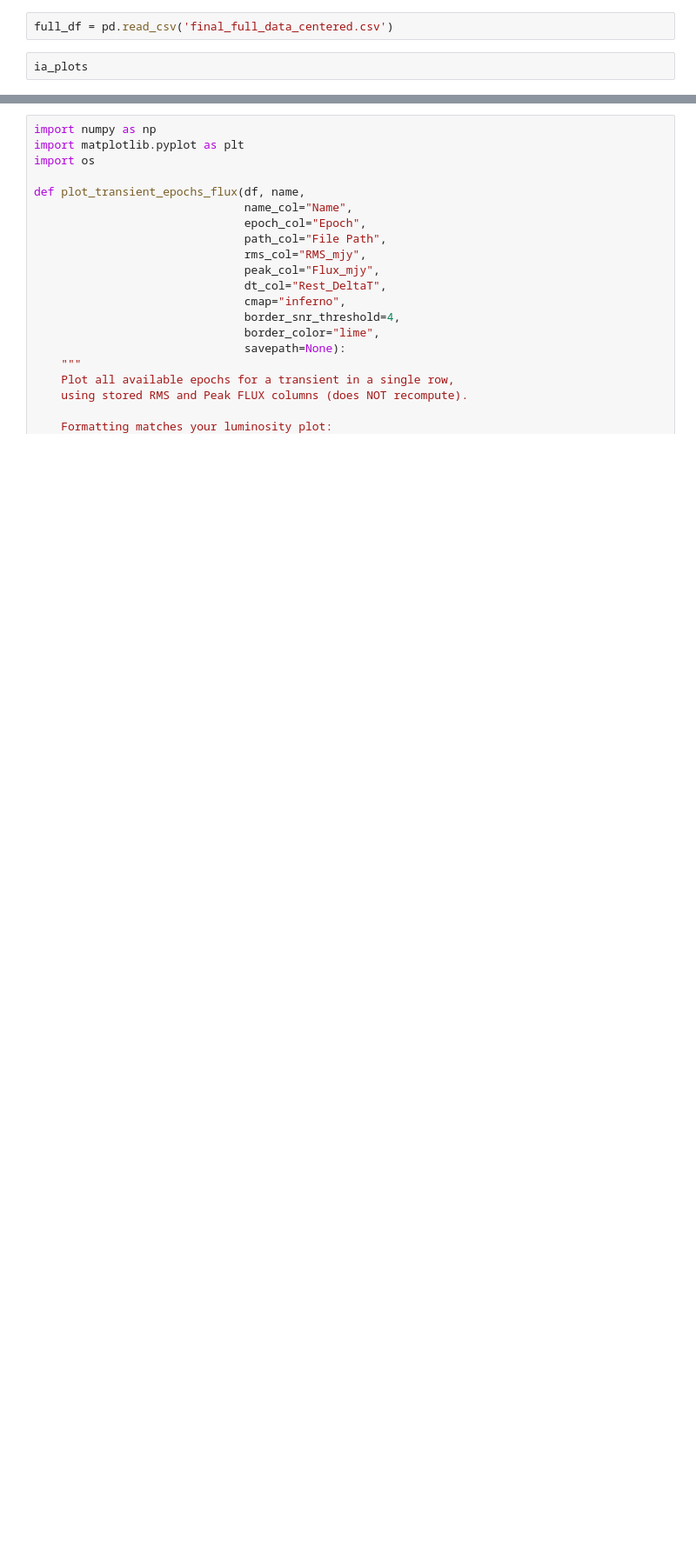
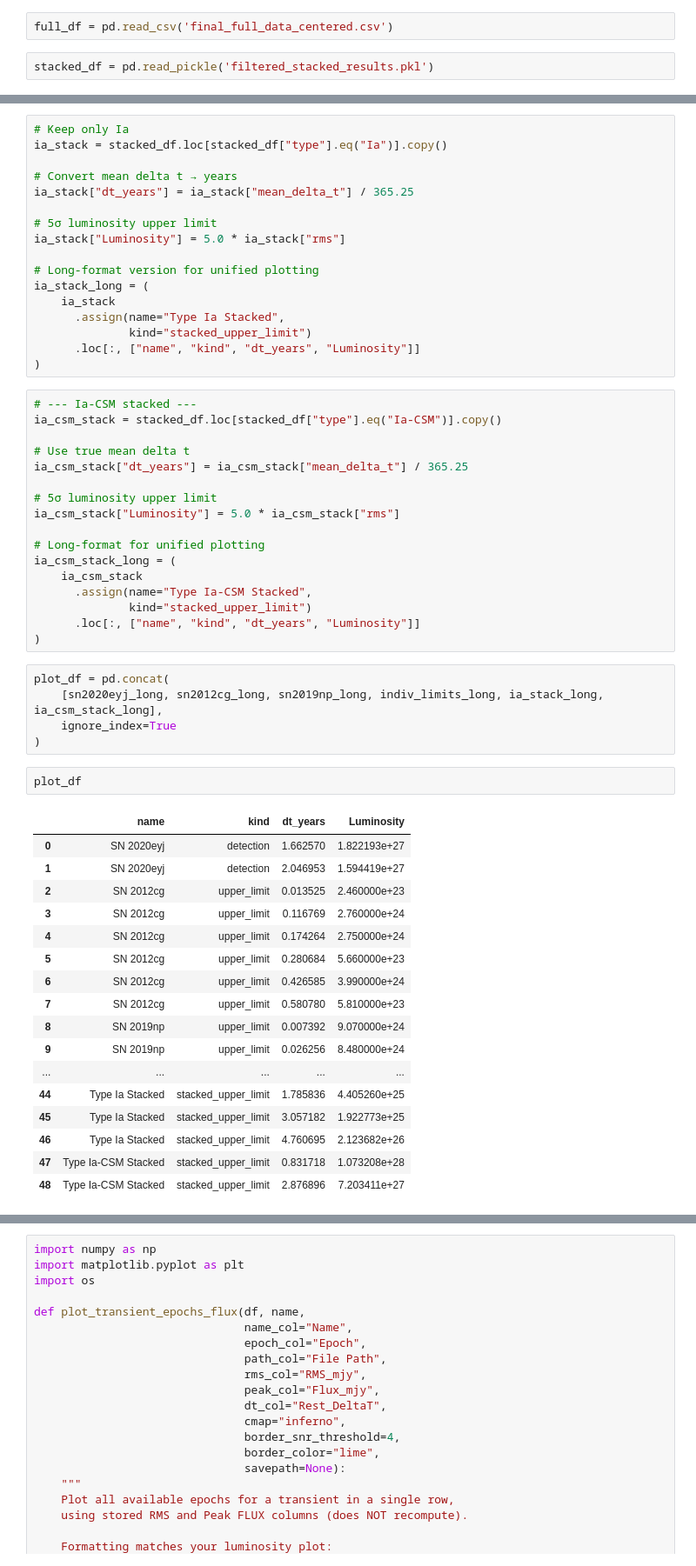
Before and after one commit to JackPope11/bts_vlass_cross_matching, a Jupyter notebook: ia_paper_plots.ipynb, the cells around one changed output, grey strips where cells are left out. Shown at 87% size. Cells and saved outputs as stored; diff of their text form; blank space fills up the shorter version.

Commit message:
updated stacked results pickle

```diff
--- a/ia_paper_plots.ipynb
+++ b/ia_paper_plots.ipynb
@@ -6,4 +27,4 @@ jack_df = pd.read_csv('jacks-ztf-transients.csv')
 # %%
 full_df = pd.read_csv('final_full_data_centered.csv')
 # %%
-ia_plots
+stacked_df = pd.read_pickle('filtered_stacked_results.pkl')
@@ -11,0 +113,59 @@ NameError: name 'ia_plots' is not defined
+# %%
+# Keep only Ia
+ia_stack = stacked_df.loc[stacked_df["type"].eq("Ia")].copy()
+
+# Convert mean delta t → years
+ia_stack["dt_years"] = ia_stack["mean_delta_t"] / 365.25
+
+# 5σ luminosity upper limit
+ia_stack["Luminosity"] = 5.0 * ia_stack["rms"]
+
+# Long-format version for unified plotting
+ia_stack_long = (
+    ia_stack
+      .assign(name="Type Ia Stacked",
+              kind="stacked_upper_limit")
+      .loc[:, ["name", "kind", "dt_years", "Luminosity"]]
+)
+# %%
+# --- Ia-CSM stacked ---
+ia_csm_stack = stacked_df.loc[stacked_df["type"].eq("Ia-CSM")].copy()
+
+# Use true mean delta t
+ia_csm_stack["dt_years"] = ia_csm_stack["mean_delta_t"] / 365.25
+
+# 5σ luminosity upper limit
+ia_csm_stack["Luminosity"] = 5.0 * ia_csm_stack["rms"]
+
+# Long-format for unified plotting
+ia_csm_stack_long = (
+    ia_csm_stack
+      .assign(name="Type Ia-CSM Stacked",
+              kind="stacked_upper_limit")
+      .loc[:, ["name", "kind", "dt_years", "Luminosity"]]
+)
+# %%
+plot_df = pd.concat(
+    [sn2020eyj_long, sn2012cg_long, sn2019np_long, indiv_limits_long, ia_stack_long, ia_csm_stack_long],
+    ignore_index=True
+)
+# %%
+plot_df
+# %% [output]
+|  | name | kind | dt_years | Luminosity |
+| 0 | SN 2020eyj | detection | 1.662570 | 1.822193e+27 |
+| 1 | SN 2020eyj | detection | 2.046953 | 1.594419e+27 |
+| 2 | SN 2012cg | upper_limit | 0.013525 | 2.460000e+23 |
+| 3 | SN 2012cg | upper_limit | 0.116769 | 2.760000e+24 |
+| 4 | SN 2012cg | upper_limit | 0.174264 | 2.750000e+24 |
+| 5 | SN 2012cg | upper_limit | 0.280684 | 5.660000e+23 |
+| 6 | SN 2012cg | upper_limit | 0.426585 | 3.990000e+24 |
+| 7 | SN 2012cg | upper_limit | 0.580780 | 5.810000e+23 |
+| 8 | SN 2019np | upper_limit | 0.007392 | 9.070000e+24 |
+| 9 | SN 2019np | upper_limit | 0.026256 | 8.480000e+24 |
+| ... | ... | ... | ... | ... |
+| 44 | Type Ia Stacked | stacked_upper_limit | 1.785836 | 4.405260e+25 |
+| 45 | Type Ia Stacked | stacked_upper_limit | 3.057182 | 1.922773e+25 |
+| 46 | Type Ia Stacked | stacked_upper_limit | 4.760695 | 2.123682e+26 |
+| 47 | Type Ia-CSM Stacked | stacked_upper_limit | 0.831718 | 1.073208e+28 |
+| 48 | Type Ia-CSM Stacked | stacked_upper_limit | 2.876896 | 7.203411e+27 |
```
Also changed, not shown: parts of 16 cells of this notebook, 2 other files.
